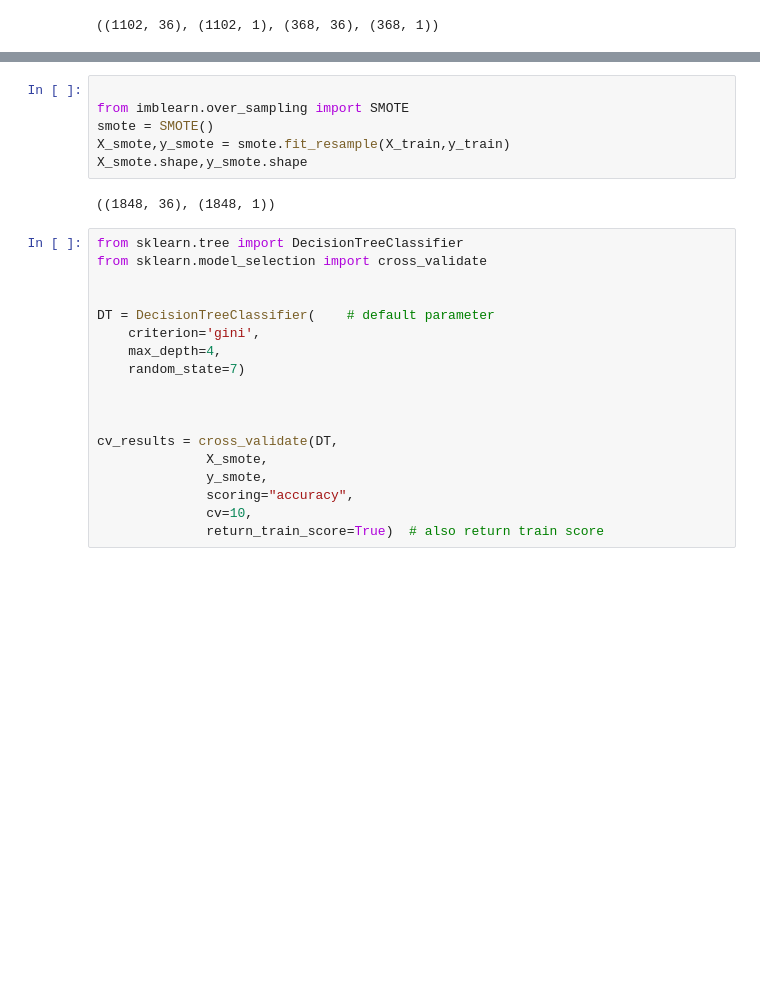
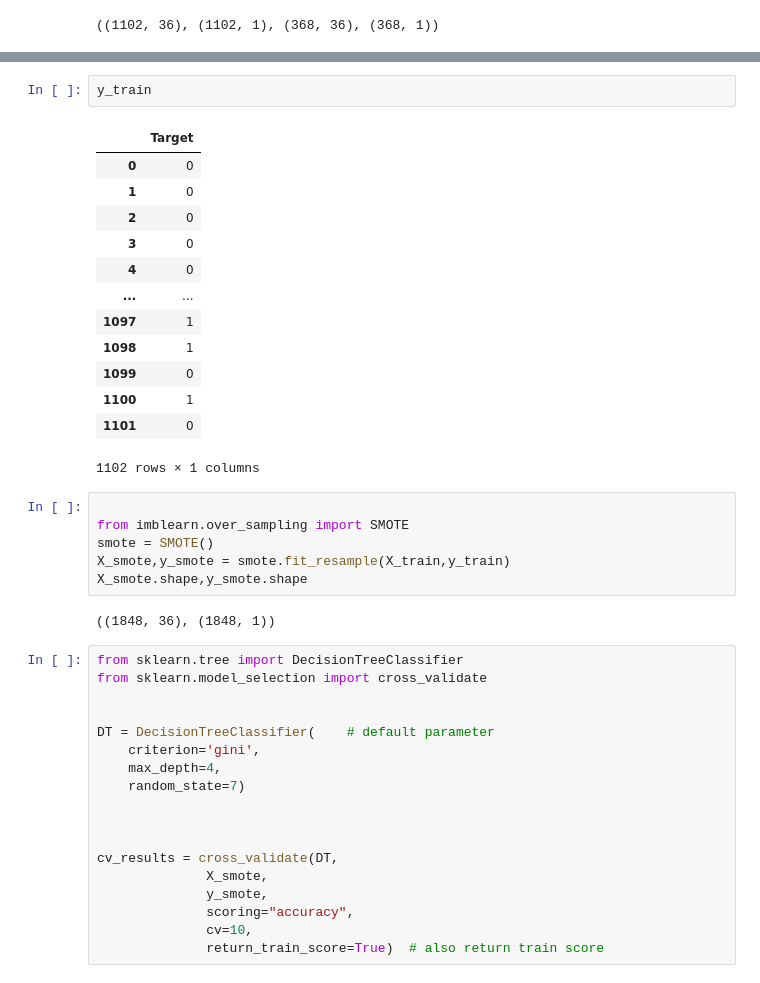
Before and after one commit to 28101991SUNNY/DSML-Classical-Machine-Learning-1, a Jupyter notebook: 11_Bagging And Random Forest .ipynb, the cells around one changed output, grey strips where cells are left out. Saved outputs shown, nothing was run; the diff lists cells and outputs as text; blank space fills up the shorter version.

```diff
--- a/11_Bagging And Random Forest .ipynb
+++ b/11_Bagging And Random Forest .ipynb
@@ -383,3 +401,19 @@ X_train.shape,y_train.shape,X_test.shape,y_test.shape
+# %%
+y_train
+# %% [output]
+|  | Target |
+| 0 | 0 |
+| 1 | 0 |
+| 2 | 0 |
+| 3 | 0 |
+| 4 | 0 |
+| ... | ... |
+| 1097 | 1 |
+| 1098 | 1 |
+| 1099 | 0 |
+| 1100 | 1 |
+| 1101 | 0 |
+1102 rows × 1 columns
 # %%
 
 from imblearn.over_sampling import SMOTE
```
Also changed, not shown: parts of 9 cells of this notebook.
